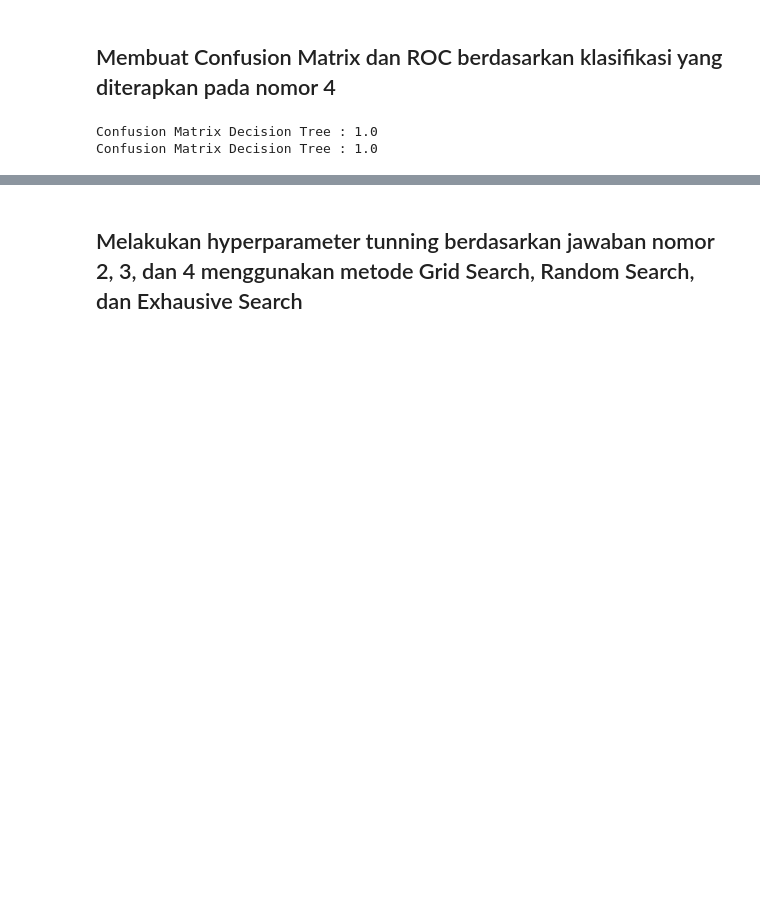
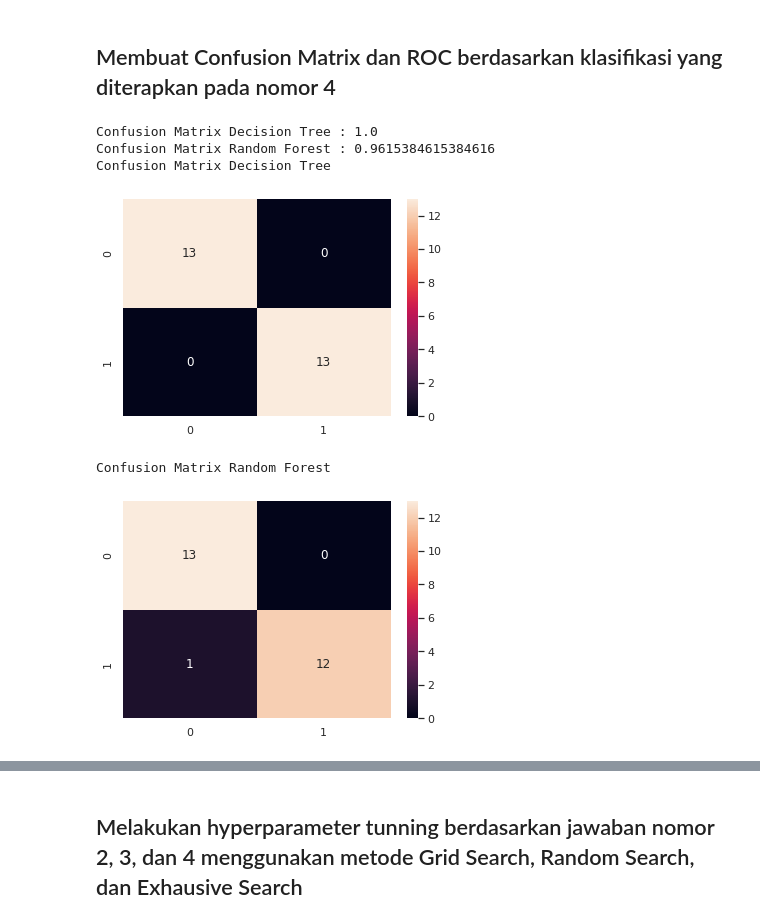
Before and after one commit to aldidwikusuma/kuis2machinelearning, a Jupyter notebook: kuis.ipynb, the cells around one changed output, grey strips where cells are left out. Drawn from its saved outputs; the diff is of its cells as text; code cells hidden in the pictures; blank space fills up the shorter version.

```diff
--- a/kuis.ipynb
+++ b/kuis.ipynb
@@ -265,19 +267,34 @@ Test set Akurasi : 0.26
 # %% [markdown]
 <h2>Membuat Confusion Matrix dan ROC berdasarkan klasifikasi yang diterapkan pada nomor 4</h2>
 # %%
+from sklearn.metrics import roc_curve, roc_auc_score, confusion_matrix
 # Decision Tree
 dt = DecisionTreeClassifier(max_depth = 6)
 dt.fit(X_train, y_train)
 pred = dt.predict(X_test)
 
 # Random Forest
 rfc = RandomForestClassifier(n_estimators=20)
 rfc.fit(X_train, y_train)
 rfc_pred = rfc.predict(X_test)
 
 print('Confusion Matrix Decision Tree :',dt.score(X_test, y_test))
-print('Confusion Matrix Decision Tree :',rfc.score(X_test,y_test))
+print('Confusion Matrix Random Forest :',rfc.score(X_test,y_test))
+
+print('Confusion Matrix Decision Tree')
+cm = confusion_matrix(y_test, pred)
+sns.heatmap(cm, annot=True)
+plt.show()
+
+print('Confusion Matrix Random Forest')
+cm = confusion_matrix(y_test, rfc_pred)
+sns.heatmap(cm, annot=True)
+plt.show()
 # %% [output]
 Confusion Matrix Decision Tree : 1.0
-Confusion Matrix Decision Tree : 1.0
+Confusion Matrix Random Forest : 0.9615384615384616
+Confusion Matrix Decision Tree
+[figure, added]
+Confusion Matrix Random Forest
+[figure, added]
 # %%
```
Also changed, not shown: parts of 8 cells of this notebook.
